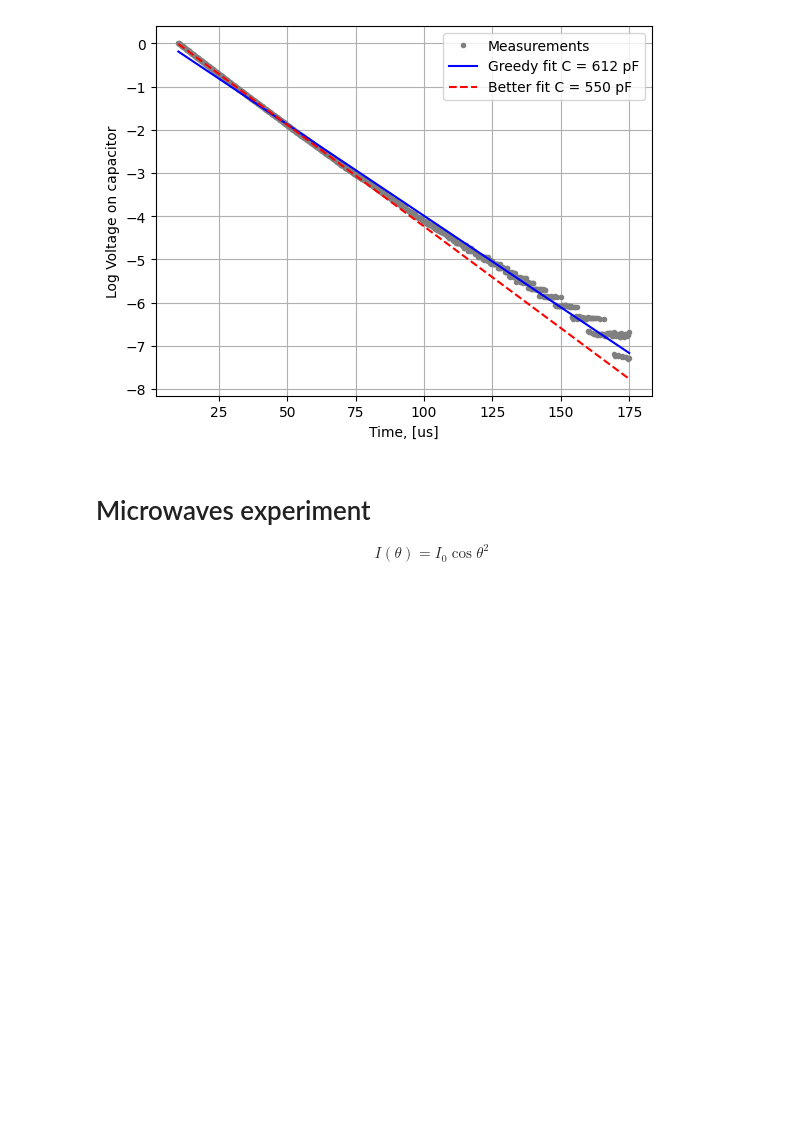
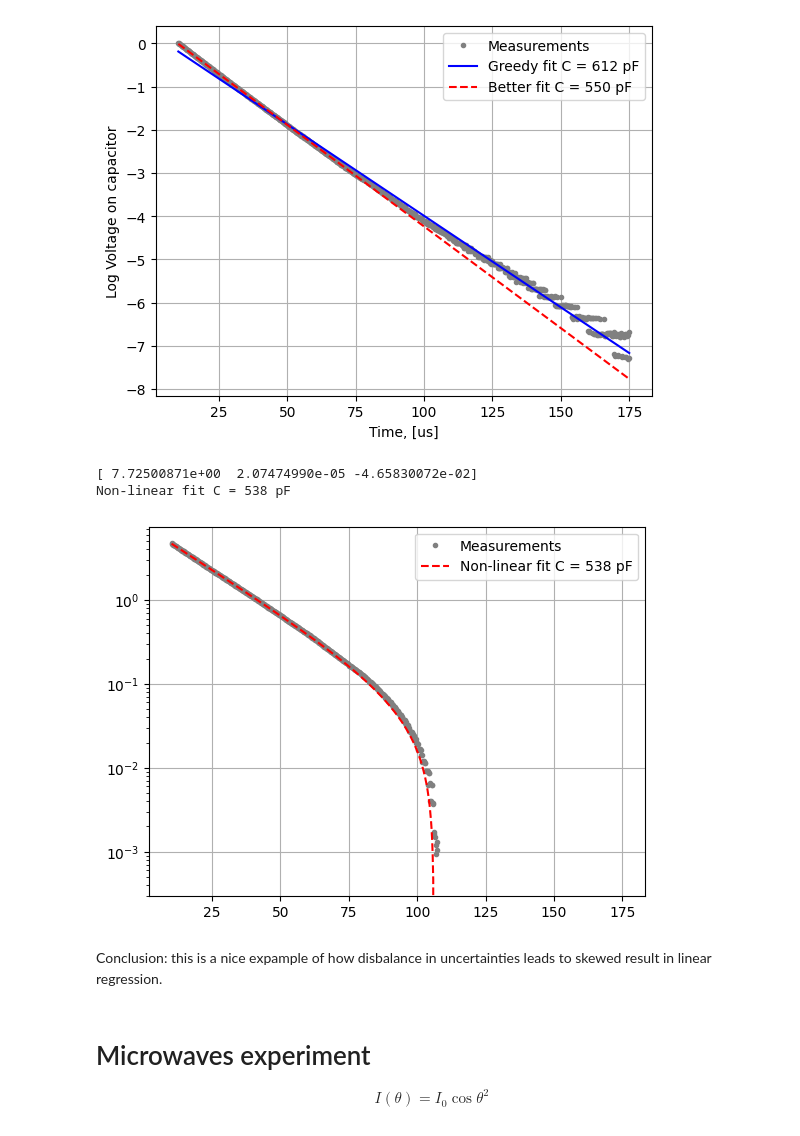
Before and after one commit to evgeny-kolonsky/summer_seminar, a Jupyter notebook: Seminar_part3.ipynb, the cells around one changed output. Cells and saved outputs as stored; diff of their text form; code cells hidden in the pictures; blank space fills up the shorter version.

```diff
--- a/Seminar_part3.ipynb
+++ b/Seminar_part3.ipynb
@@ -272,6 +234,32 @@ plt.legend()
 plt.grid()
 # %% [output]
 [figure]
+# %%
+# what if we try non-linear fit?
+
+def model(t, V0, tau, offset):
+  return V0 * np.exp(-t/tau) + offset
+
+initial = [5, 25e-6, -0.06]
+x_scale = [1, 1e10, 1]
+
+parameters, _ = curve_fit(model, t[discharge_period], Vc[discharge_period], p0=initial)
+print(parameters)
+tau = parameters[1]
+C = tau / R
+print(f'Non-linear fit C = {C*1e12:.0f} pF')
+plt.plot(t[discharge_period]*1e6, Vc[discharge_period], '.', label='Measurements', color='gray')
+plt.plot(t[discharge_period]*1e6, model(t[discharge_period], *parameters),
+         color='red', ls='--', label=f'Non-linear fit C = {C*1e12:.0f} pF')
+plt.legend()
+plt.grid()
+plt.yscale('log')
+# %% [output]
+[ 7.72500871e+00  2.07474990e-05 -4.65830072e-02]
+Non-linear fit C = 538 pF
+[figure, added]
+# %% [markdown]
+Conclusion: this is a nice expample of how disbalance in uncertainties leads to skewed result in linear regression.
 # %% [markdown]
 # Microwaves experiment
 
```
Also changed, not shown: parts of 14 cells of this notebook.
